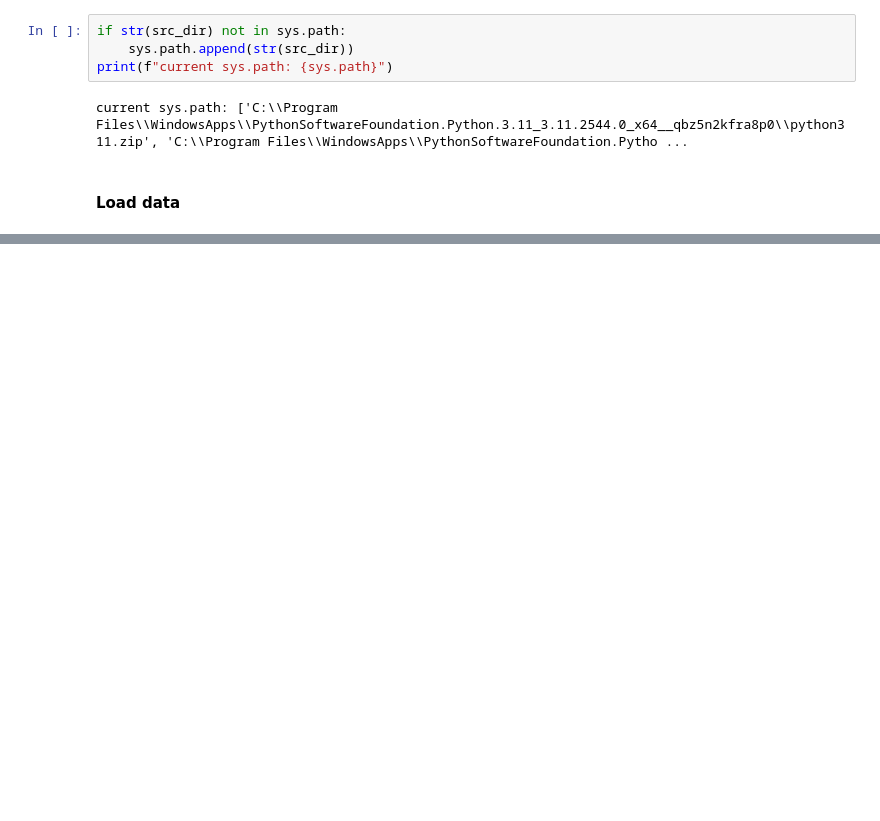
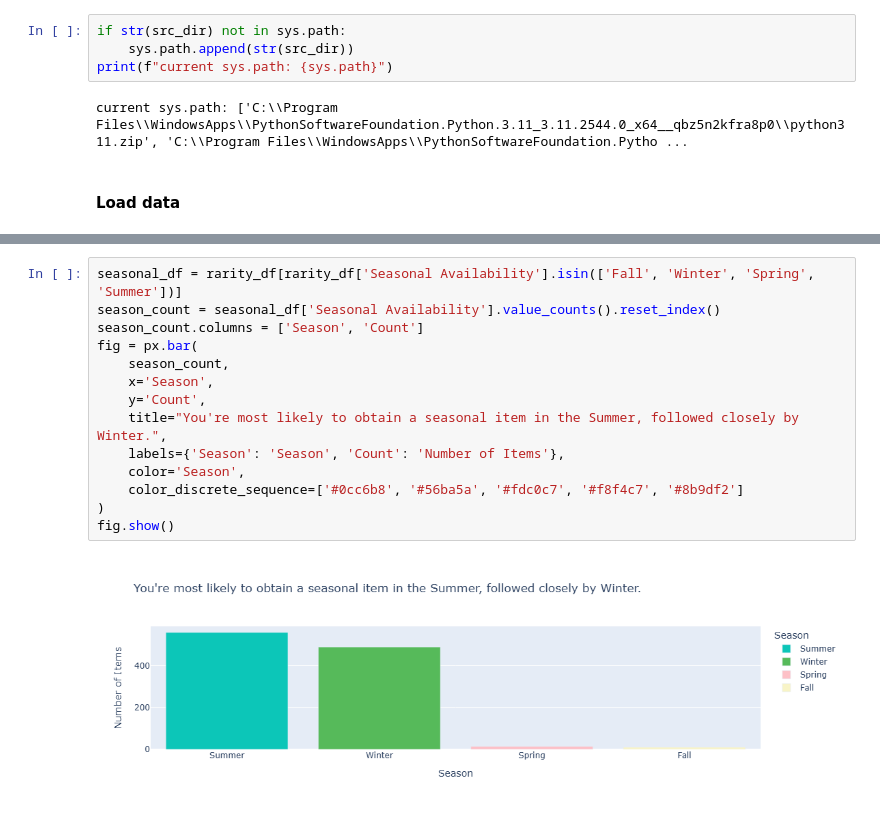
Before and after one commit to Darcicat/ACNH-Aesthetic-Rarity-Guide, a Jupyter notebook: notebooks/rarity_analysis.ipynb, the cells around one changed output, grey strips where cells are left out. Saved outputs shown, nothing was run; the diff lists cells and outputs as text; blank space fills up the shorter version.

```diff
--- a/notebooks/rarity_analysis.ipynb
+++ b/notebooks/rarity_analysis.ipynb
@@ -242,0 +92,16 @@ Item is rare if Source Notes contain "only"
+# %%
+seasonal_df = rarity_df[rarity_df['Seasonal Availability'].isin(['Fall', 'Winter', 'Spring', 'Summer'])]
+season_count = seasonal_df['Seasonal Availability'].value_counts().reset_index()
+season_count.columns = ['Season', 'Count']
+fig = px.bar(
+    season_count,
+    x='Season',
+    y='Count',
+    title="You're most likely to obtain a seasonal item in the Summer, followed closely by Winter.",
+    labels={'Season': 'Season', 'Count': 'Number of Items'},
+    color='Season',
+    color_discrete_sequence=['#0cc6b8', '#56ba5a', '#fdc0c7', '#f8f4c7', '#8b9df2']
+)
+fig.show()
+# %% [output]
+[figure, added]
```
Also changed, not shown: parts of 39 cells of this notebook, 11 other files.
